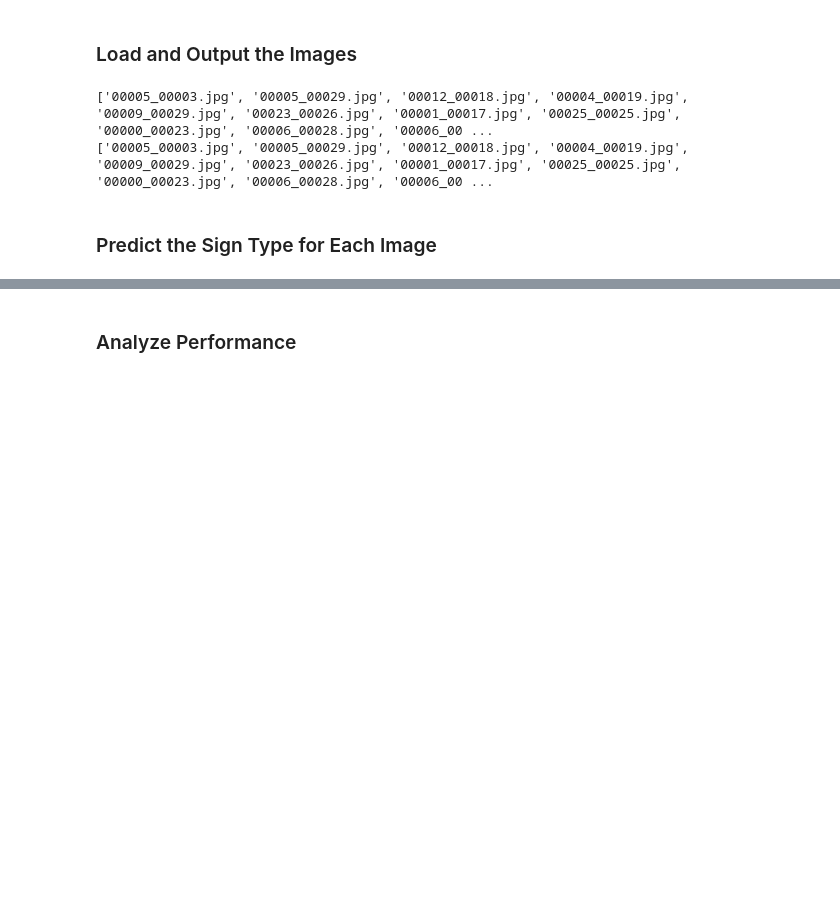
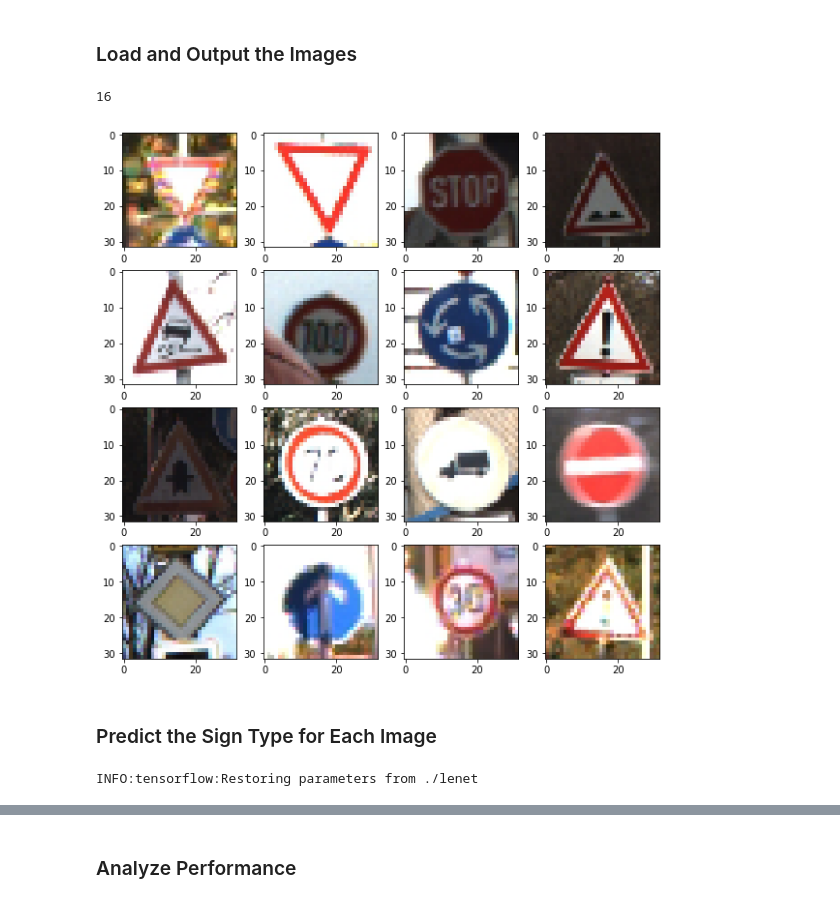
Before and after one commit to Hyagoro/Traffic_Sign_Classifier, a Jupyter notebook: Traffic_Sign_Classifier.ipynb, the cells around one changed output, grey strips where cells are left out. Cells and saved outputs as stored; diff of their text form; code cells hidden in the pictures; blank space fills up the shorter version.

```diff
--- a/Traffic_Sign_Classifier.ipynb
+++ b/Traffic_Sign_Classifier.ipynb
@@ -423,22 +416,52 @@ You may find `signnames.csv` useful as it contains mappings from the class id (i
 # %%
 ### Load the images and plot them here.
 ### Feel free to use as many code cells as needed.
 
 from os import listdir
 from os.path import isfile, join
+import cv2
 
 mypath = "./traffic-signs-news"
 
 onlyfiles = [f for f in listdir(mypath) if isfile(join(mypath, f))]
 
-print(listdir(mypath))
-print(onlyfiles)
+X_new_data = np.uint8(np.zeros((16,32,32,3)))
+
+i = 0
+for file in onlyfiles:
+    final_path = mypath + '/' + file
+    im = cv2.imread(final_path, cv2.IMREAD_COLOR)
+    b,v,r = cv2.split(im)
+    im = cv2.merge([r,v,b])
+    im = cv2.resize(im, (32, 32))
+    X_new_data[i] = im
+    i += 1
+
+print(len(X_new_data))
+
+plt.figure(figsize=(10, 10))
+for i in range(len(X_new_data)):
+    index = random.randint(0, len(X_train))
+    image = X_new_data[i]
+    plt.subplot(4, 4, i+1)
+    plt.imshow(image)
+plt.show()
 # %% [output]
-['00005_00003.jpg', '00005_00029.jpg', '00012_00018.jpg', '00004_00019.jpg', '00009_00029.jpg', '00023_00026.jpg', '00001_00017.jpg', '00025_00025.jpg', '00000_00023.jpg', '00006_00028.jpg', '00006_00 ...
-['00005_00003.jpg', '00005_00029.jpg', '00012_00018.jpg', '00004_00019.jpg', '00009_00029.jpg', '00023_00026.jpg', '00001_00017.jpg', '00025_00025.jpg', '00000_00023.jpg', '00006_00028.jpg', '00006_00 ...
+16
+[figure, added]
 # %% [markdown]
 ### Predict the Sign Type for Each Image
 # %%
 ### Run the predictions here and use the model to output the prediction for each image.
 ### Make sure to pre-process the images with the same pre-processing pipeline used earlier.
 ### Feel free to use as many code cells as needed.
+
+def predict(X_data, sess):
+    predict = sess.run(tf.argmax(logits, 1), feed_dict={x: X_new, keep_prob: 1.0})
+    return predict
+
+with tf.Session() as sess:
+    saver.restore(sess, './lenet')
+    predictions = predict(X_new, sess)
+# %% [output]
+INFO:tensorflow:Restoring parameters from ./lenet
```
Also changed, not shown: parts of 4 cells of this notebook.
